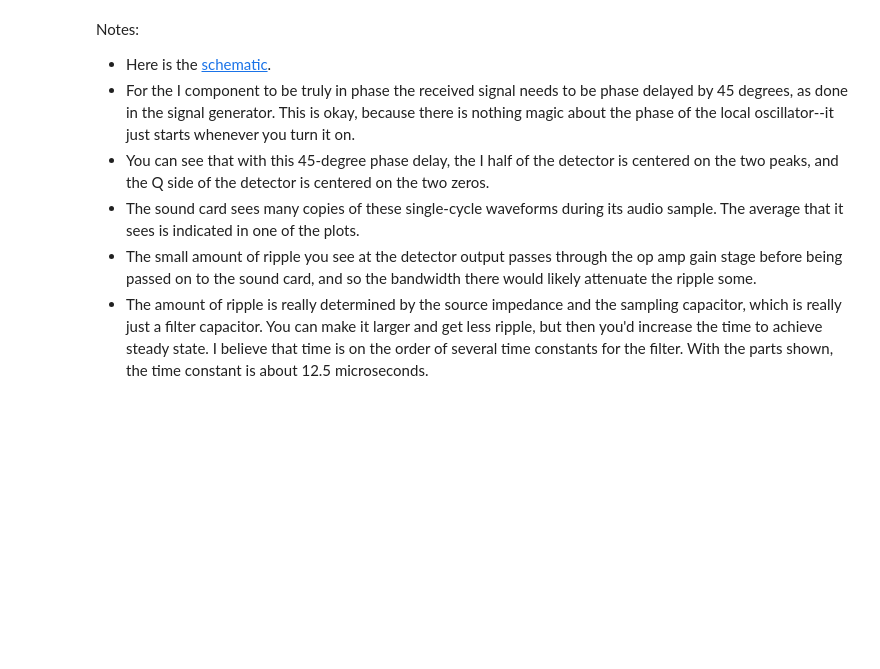
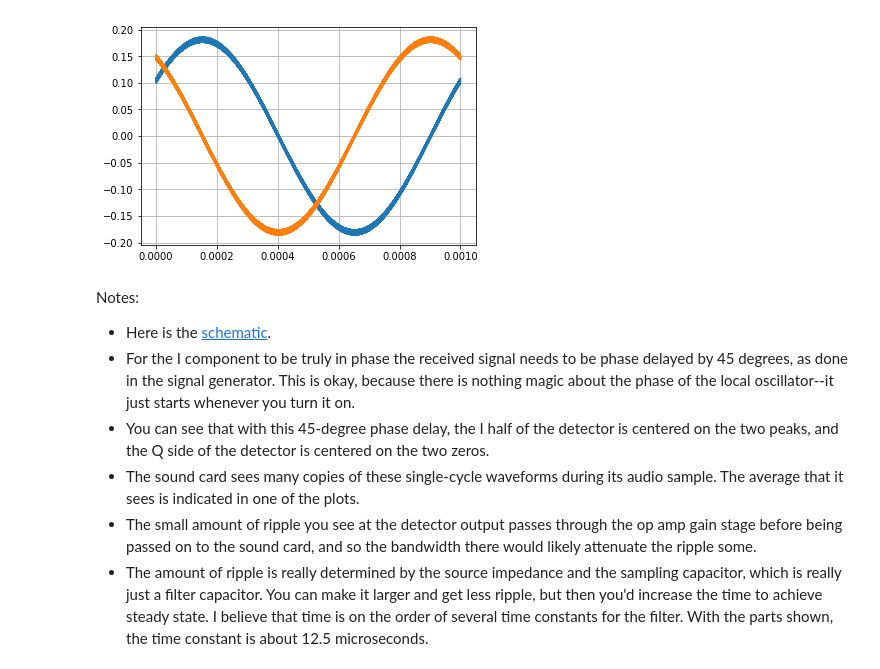
Before and after one commit to ttdoucet/qsd-mixer, a Jupyter notebook: mixer_nb.ipynb, the cells around one changed output. Saved outputs shown, nothing was run; the diff lists cells and outputs as text; code cells hidden in the pictures; blank space fills up the shorter version.

```diff
--- a/mixer_nb.ipynb
+++ b/mixer_nb.ipynb
@@ -139,3 +120,8 @@ cycles(1);
+# %%
+I,Q = rx(Sinusoid(rate, freq=5*7*MHz + 1*kHz), cycles=rx.freq()*1*msec)
+rx.scope(I, Q)
+# %% [output]
+[figure, added]
 # %% [markdown]
 Notes:
 - Here is the [schematic](softrock-bw.pdf).
```
Also changed, not shown: parts of 17 cells of this notebook.
